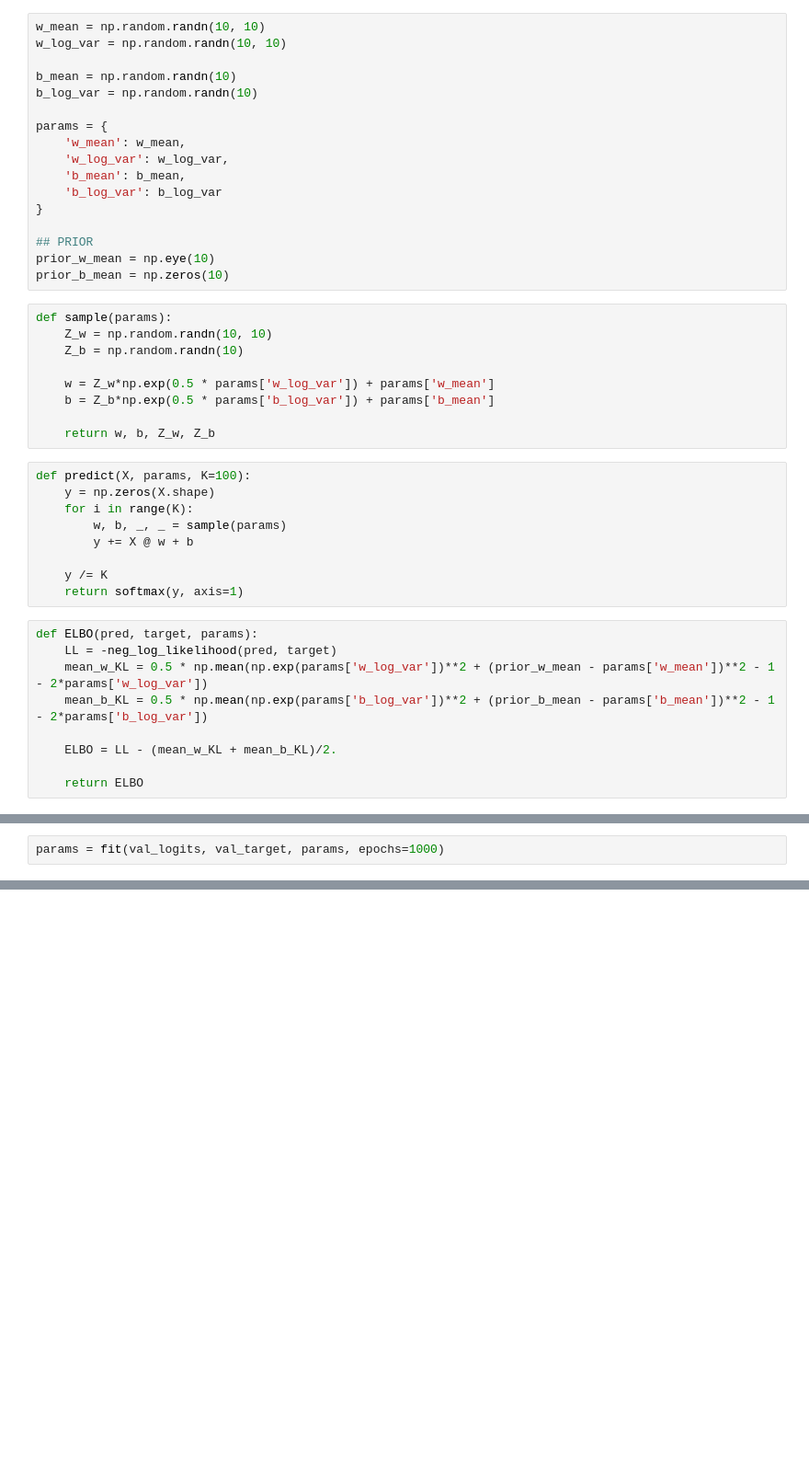
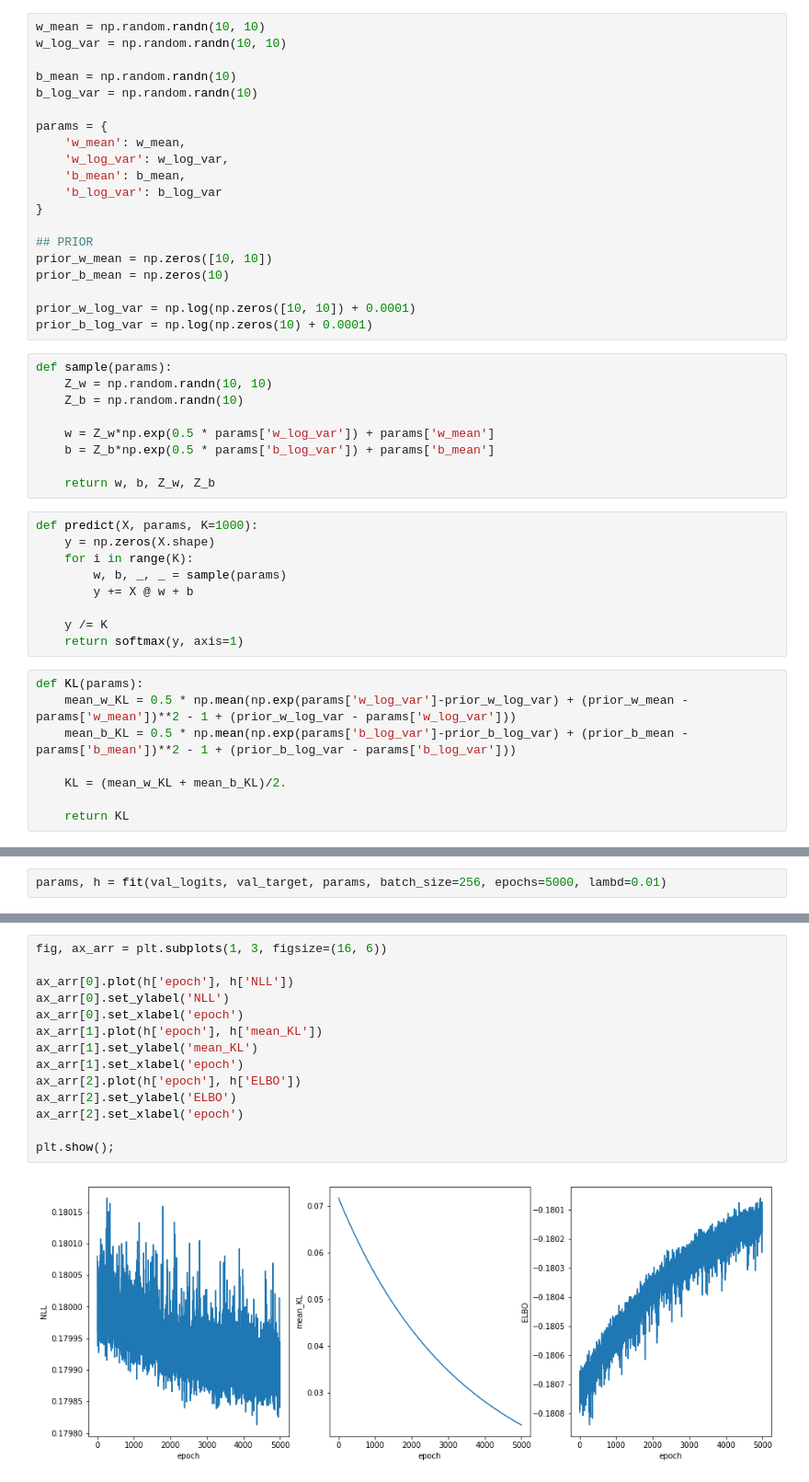
Before and after one commit to SergioAlvarezB/calibration-normalizing-flows, a Jupyter notebook: notebooks/bayesian-matrix-scaling.ipynb, the cells around one changed output, grey strips where cells are left out. Shown at 92% size. Drawn from its saved outputs; the diff is of its cells as text; blank space fills up the shorter version.

```diff
--- a/notebooks/bayesian-matrix-scaling.ipynb
+++ b/notebooks/bayesian-matrix-scaling.ipynb
@@ -56,8 +58,11 @@ params = {
 }
 
 ## PRIOR
-prior_w_mean = np.eye(10)
+prior_w_mean = np.zeros([10, 10])
 prior_b_mean = np.zeros(10)
+
+prior_w_log_var = np.log(np.zeros([10, 10]) + 0.0001)
+prior_b_log_var = np.log(np.zeros(10) + 0.0001)
 # %%
 def sample(params):
     Z_w = np.random.randn(10, 10)
@@ -68,7 +73,7 @@ def sample(params):
 
     return w, b, Z_w, Z_b
 # %%
-def predict(X, params, K=100):
+def predict(X, params, K=1000):
     y = np.zeros(X.shape)
     for i in range(K):
         w, b, _, _ = sample(params)
@@ -77,12 +82,11 @@ def predict(X, params, K=100):
     y /= K
     return softmax(y, axis=1)
 # %%
-def ELBO(pred, target, params):
-    LL = -neg_log_likelihood(pred, target)
-    mean_w_KL = 0.5 * np.mean(np.exp(params['w_log_var'])**2 + (prior_w_mean - params['w_mean'])**2 - 1 - 2*params['w_log_var'])
-    mean_b_KL = 0.5 * np.mean(np.exp(params['b_log_var'])**2 + (prior_b_mean - params['b_mean'])**2 - 1 - 2*params['b_log_var'])
+def KL(params):
+    mean_w_KL = 0.5 * np.mean(np.exp(params['w_log_var']-prior_w_log_var) + (prior_w_mean - params['w_mean'])**2 - 1 + (prior_w_log_var - params['w_log_var']))
+    mean_b_KL = 0.5 * np.mean(np.exp(params['b_log_var']-prior_b_log_var) + (prior_b_mean - params['b_mean'])**2 - 1 + (prior_b_log_var - params['b_log_var']))
 
-    ELBO = LL - (mean_w_KL + mean_b_KL)/2.
+    KL = (mean_w_KL + mean_b_KL)/2.
 
-    return ELBO
+    return KL
 # %%
@@ -144,3 +167,3 @@ def fit(X, y, params, batch_size=10, epochs=1000, lambd=0.5, learning_rate=0.000
 # %%
-params = fit(val_logits, val_target, params, epochs=1000)
+params, h = fit(val_logits, val_target, params, batch_size=256, epochs=5000, lambd=0.01)
 # %% [output]
@@ -157,0 +187,16 @@ KeyboardInterrupt:
+# %%
+fig, ax_arr = plt.subplots(1, 3, figsize=(16, 6))
+
+ax_arr[0].plot(h['epoch'], h['NLL'])
+ax_arr[0].set_ylabel('NLL')
+ax_arr[0].set_xlabel('epoch')
+ax_arr[1].plot(h['epoch'], h['mean_KL'])
+ax_arr[1].set_ylabel('mean_KL')
+ax_arr[1].set_xlabel('epoch')
+ax_arr[2].plot(h['epoch'], h['ELBO'])
+ax_arr[2].set_ylabel('ELBO')
+ax_arr[2].set_xlabel('epoch')
+
+plt.show();
+# %% [output]
+[figure, added]
```
Also changed, not shown: parts of 8 cells of this notebook.
